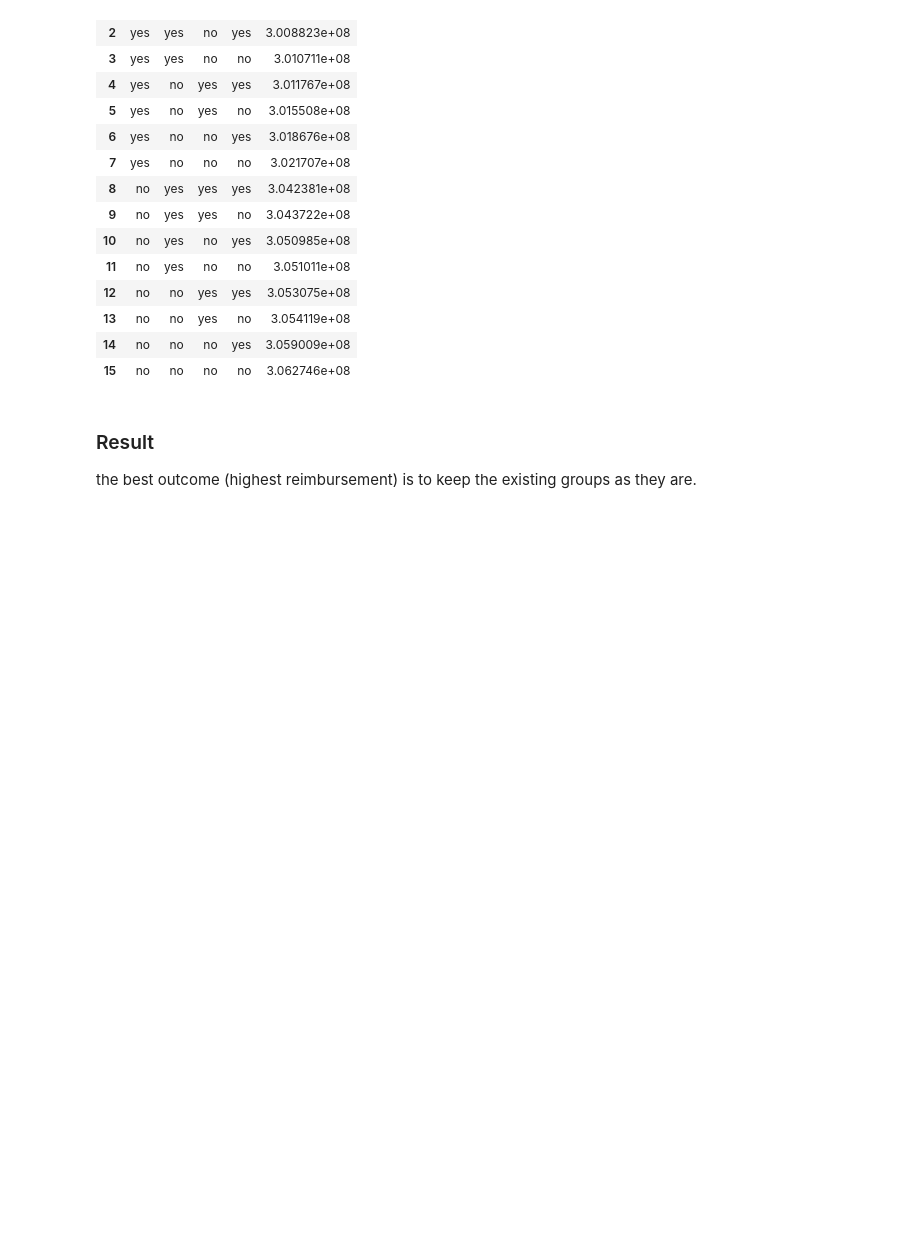
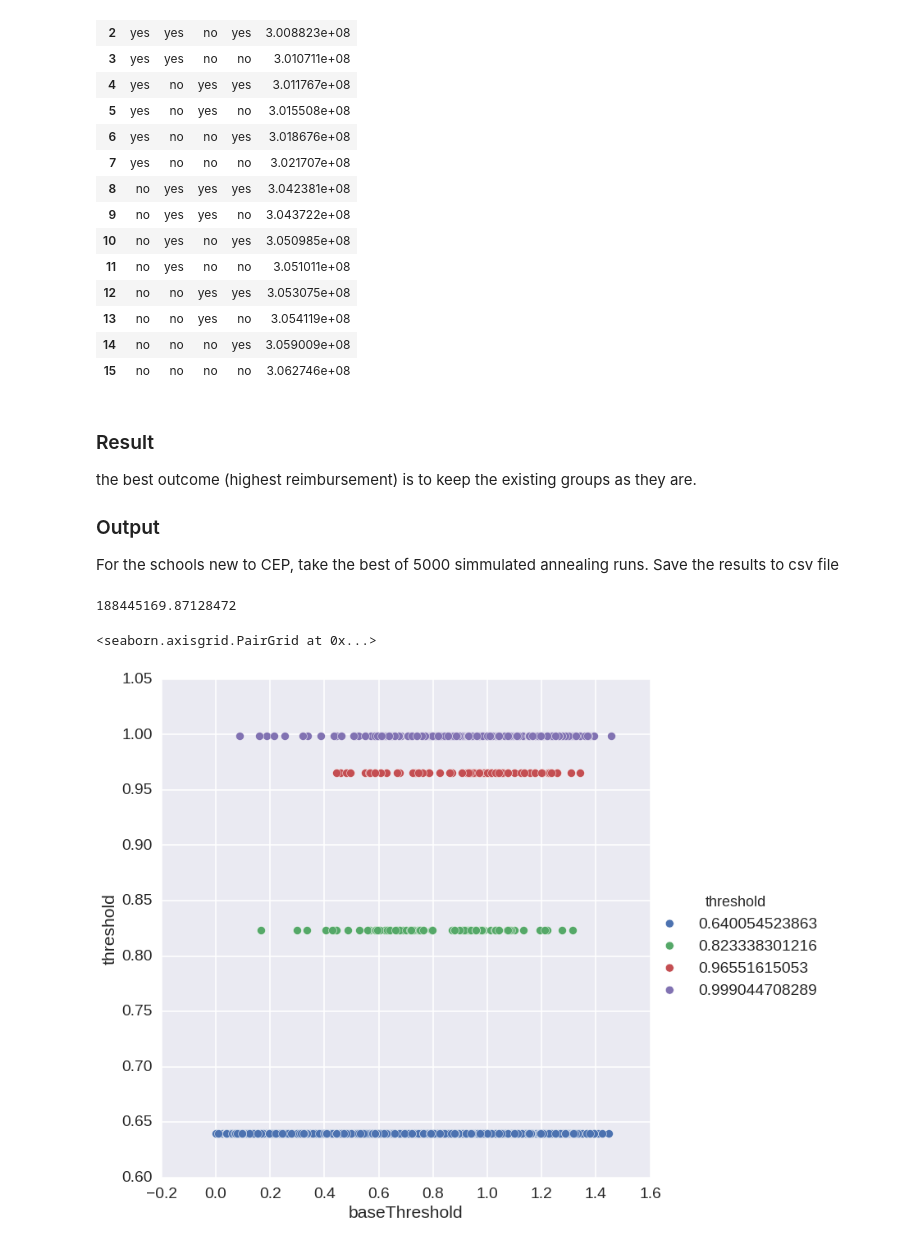
Before and after one commit to MODA-NYC/Project_SchoolLunch, a Jupyter notebook: ExistingVsNewSchools.ipynb, the cells around one changed output. Cells and saved outputs as stored; diff of their text form; code cells hidden in the pictures; blank space fills up the shorter version.

Commit message:
ran final school groupings and saved to file

```diff
--- a/ExistingVsNewSchools.ipynb
+++ b/ExistingVsNewSchools.ipynb
@@ -298,11 +298,12 @@ def regroup(cep):
     setThreshold(cep)
     return cep
 
-def sa_ensemble(cep,trials=10,ngroupstart=1,ngroups=10,Tmax=1,deltaT=.1):
+def sa_ensemble(cep,trials=10,randomstart=True,ngroupstart=1,ngroups=10,Tmax=1,deltaT=.1):
     '''run simulated annealing a number of times (trials) and choose the best
     (highest reimbursement) as the final'''
     pool = mp.Pool(processes=4) # parrallel over 4 cores
-    results = [pool.apply_async(simulated_annealing,args=(cep,)) for x in range(trials)]
+    results = [pool.apply_async(simulated_annealing,
+                                args=(cep,)) for x in range(trials)]
     results = [p.get() for p in results]
 
     reimb_ensemble = [results[i][0][-1] for i in range(trials)]
@@ -478,3 +479,19 @@ regroupings
 # %% [markdown]
 ### Result
 the best outcome (highest reimbursement) is to keep the existing groups as they are.
+
+
+### Output
+For the schools new to CEP, take the best of 5000 simmulated annealing runs. Save the results to csv file
+# %%
+%%capture
+cepNew = sa_ensemble(cepNew,trials=5000,Tmax=1,deltaT=.01)
+calcReimburse(cepNew)
+# %% [output]
+188445169.87128472
+# %%
+sns.pairplot(x_vars=['baseThreshold'],y_vars=['threshold'],data=cepNew, hue='threshold',
+             size=10,plot_kws={'s':100})
+# %% [output]
+<seaborn.axisgrid.PairGrid at 0x...>
+[figure, added]
```
Also changed, not shown: parts of 13 cells of this notebook, 2 other files.
